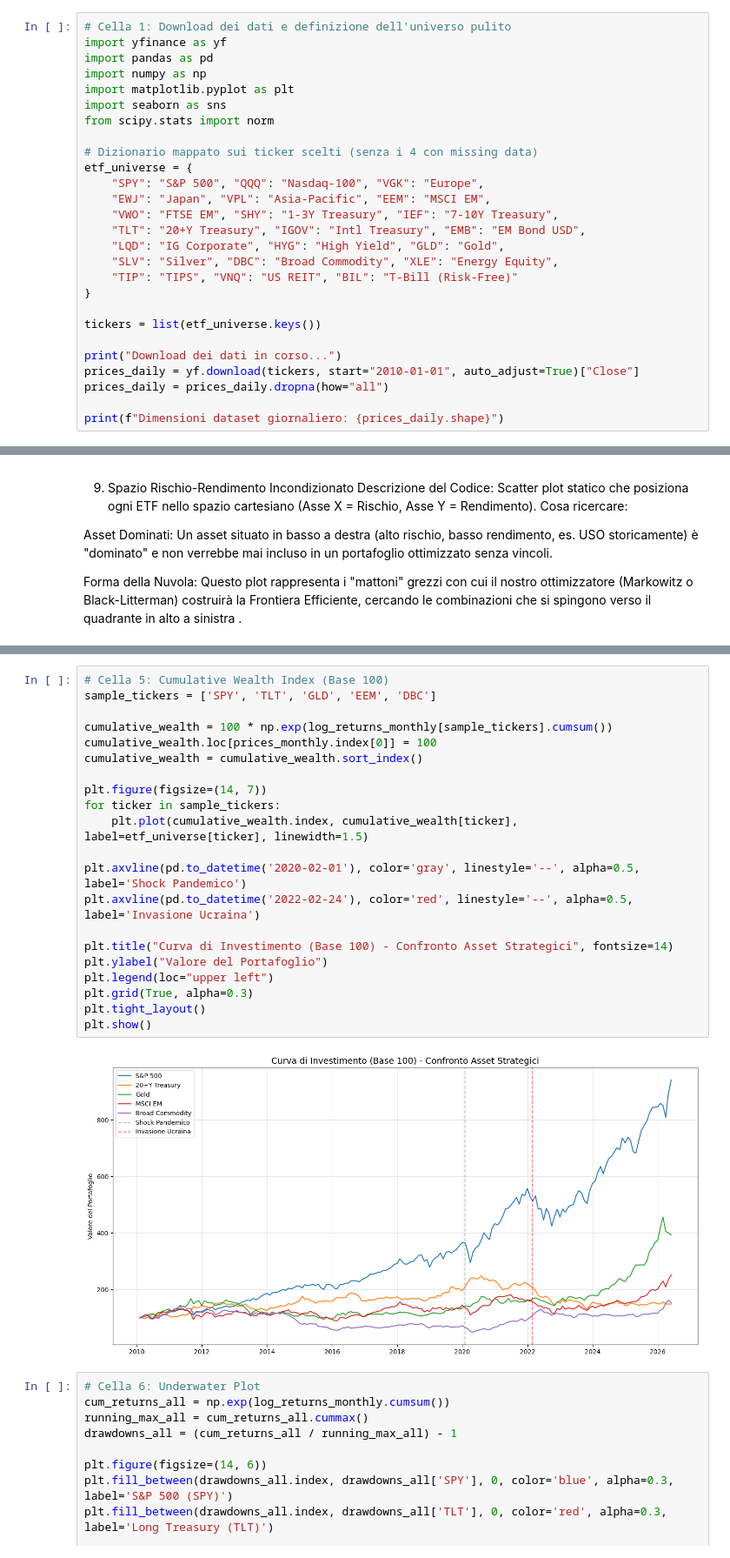
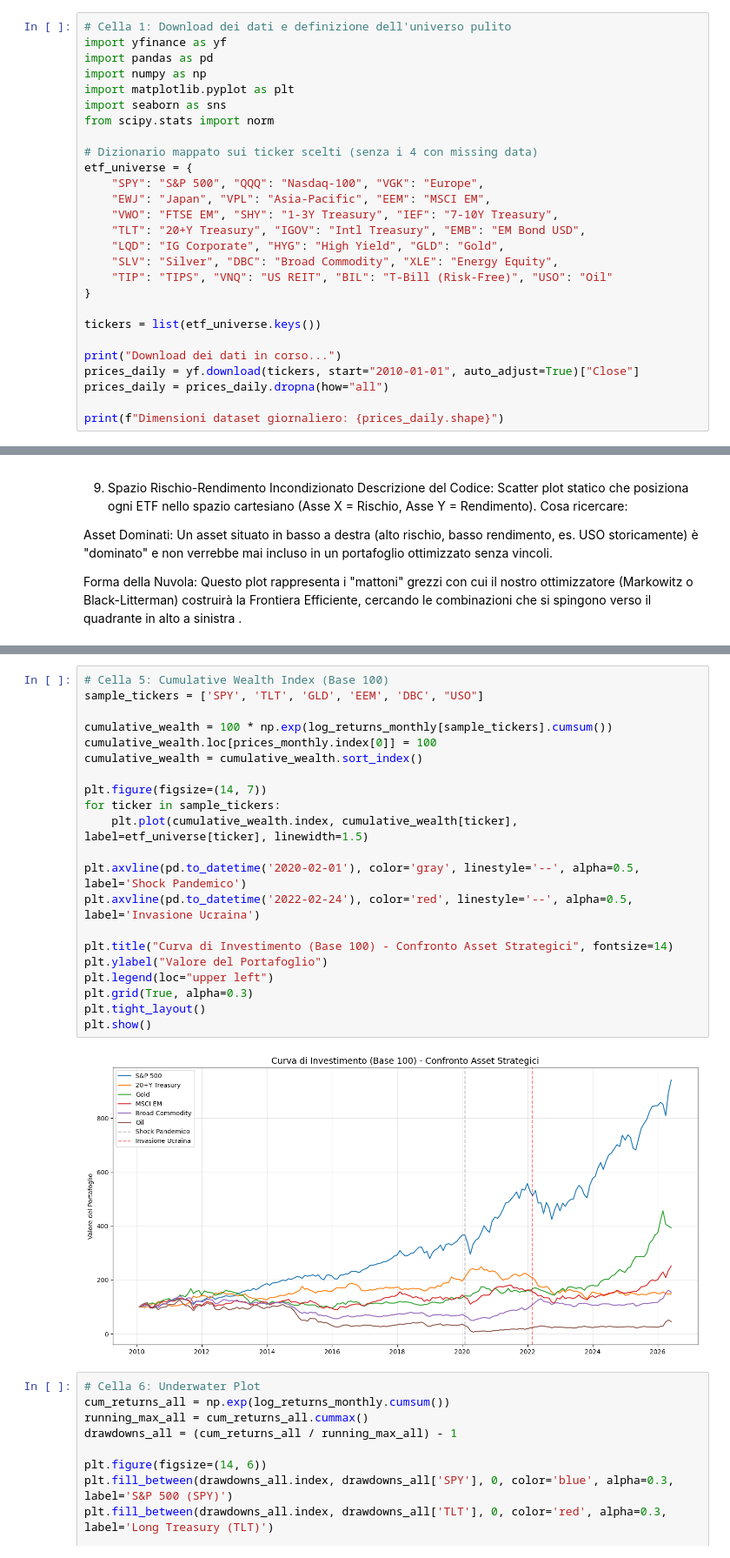
Before and after one commit to aronetommaso/Financial-Market-Analytics, a Jupyter notebook: initial_eda.ipynb, the cells around one changed output, grey strips where cells are left out. Shown at 87% size. Drawn from its saved outputs; the diff is of its cells as text.

```diff
--- a/initial_eda.ipynb
+++ b/initial_eda.ipynb
@@ -17,7 +17,7 @@ etf_universe = {
     "TLT": "20+Y Treasury", "IGOV": "Intl Treasury", "EMB": "EM Bond USD",
     "LQD": "IG Corporate", "HYG": "High Yield", "GLD": "Gold",
     "SLV": "Silver", "DBC": "Broad Commodity", "XLE": "Energy Equity",
-    "TIP": "TIPS", "VNQ": "US REIT", "BIL": "T-Bill (Risk-Free)"
+    "TIP": "TIPS", "VNQ": "US REIT", "BIL": "T-Bill (Risk-Free)", "USO": "Oil"
 }
 
 tickers = list(etf_universe.keys())
@@ -217,26 +217,26 @@ plt.show()
 # %%
 # Cella 5: Cumulative Wealth Index (Base 100)
-sample_tickers = ['SPY', 'TLT', 'GLD', 'EEM', 'DBC']
+sample_tickers = ['SPY', 'TLT', 'GLD', 'EEM', 'DBC', "USO"]
 
 cumulative_wealth = 100 * np.exp(log_returns_monthly[sample_tickers].cumsum())
 cumulative_wealth.loc[prices_monthly.index[0]] = 100
 cumulative_wealth = cumulative_wealth.sort_index()
 
 plt.figure(figsize=(14, 7))
 for ticker in sample_tickers:
     plt.plot(cumulative_wealth.index, cumulative_wealth[ticker], label=etf_universe[ticker], linewidth=1.5)
 
 plt.axvline(pd.to_datetime('2020-02-01'), color='gray', linestyle='--', alpha=0.5, label='Shock Pandemico')
 plt.axvline(pd.to_datetime('2022-02-24'), color='red', linestyle='--', alpha=0.5, label='Invasione Ucraina')
 
 plt.title("Curva di Investimento (Base 100) - Confronto Asset Strategici", fontsize=14)
 plt.ylabel("Valore del Portafoglio")
 plt.legend(loc="upper left")
 plt.grid(True, alpha=0.3)
 plt.tight_layout()
 plt.show()
 # %% [output]
-[figure, old version]
+[figure, new version]
 # %%
 # Cella 6: Underwater Plot
 cum_returns_all = np.exp(log_returns_monthly.cumsum())
```
Also changed, not shown: parts of 6 cells of this notebook.
